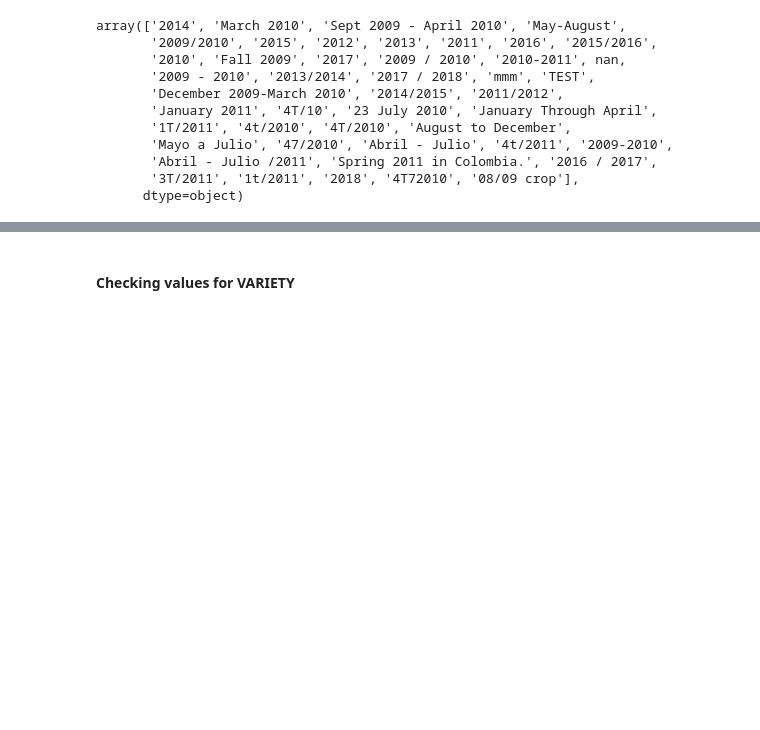
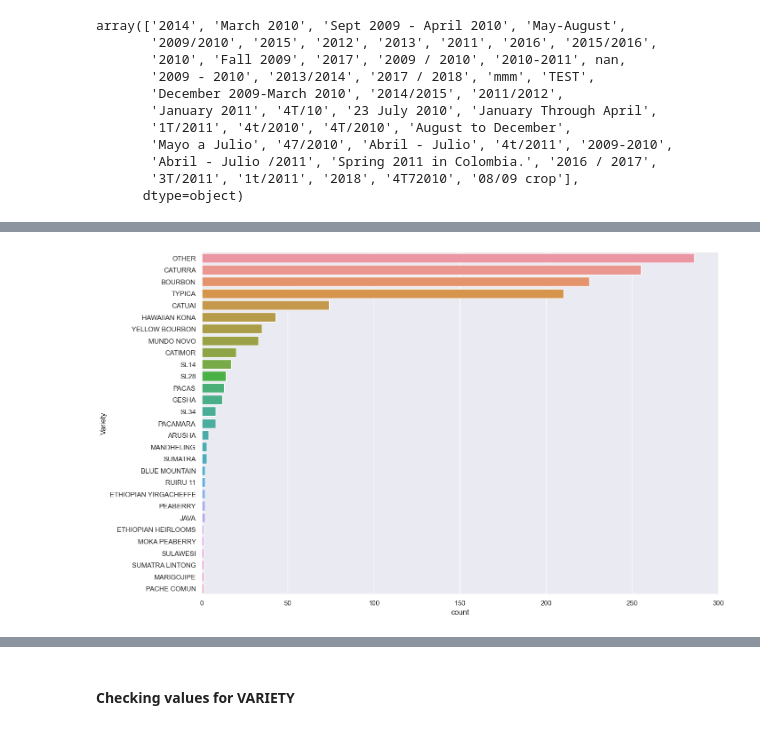
Before and after one commit to jmramaq/TrainingEDA_Coffee, a Jupyter notebook: src/EDA.ipynb, the cells around one changed output, grey strips where cells are left out. Drawn from its saved outputs; the diff is of its cells as text; code cells hidden in the pictures; blank space fills up the shorter version.

```diff
--- a/src/EDA.ipynb
+++ b/src/EDA.ipynb
@@ -293,0 +379,6 @@ sns.countplot(data=df, y="Country of Origin")
+# %%
+fig, ax = plt.subplots(figsize=(15, 10))
+sns.countplot(data=df, y="Variety", order= df["Variety"].value_counts().index, ax=ax)
+plt.show()
+# %% [output]
+[figure, added]
```
Also changed, not shown: parts of 47 cells of this notebook.
